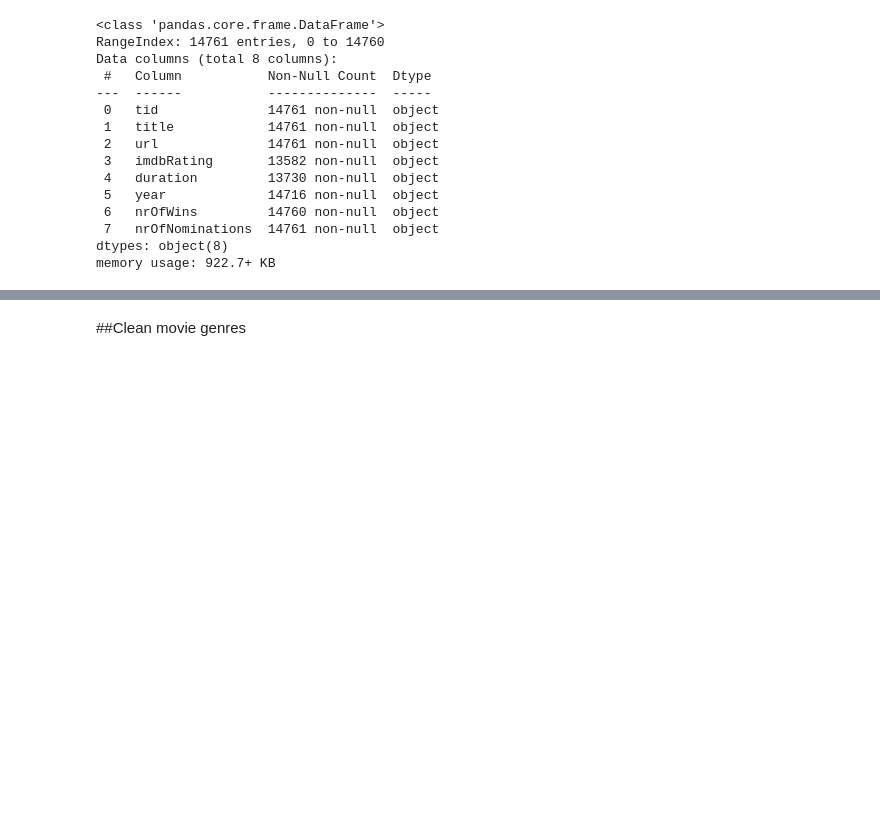
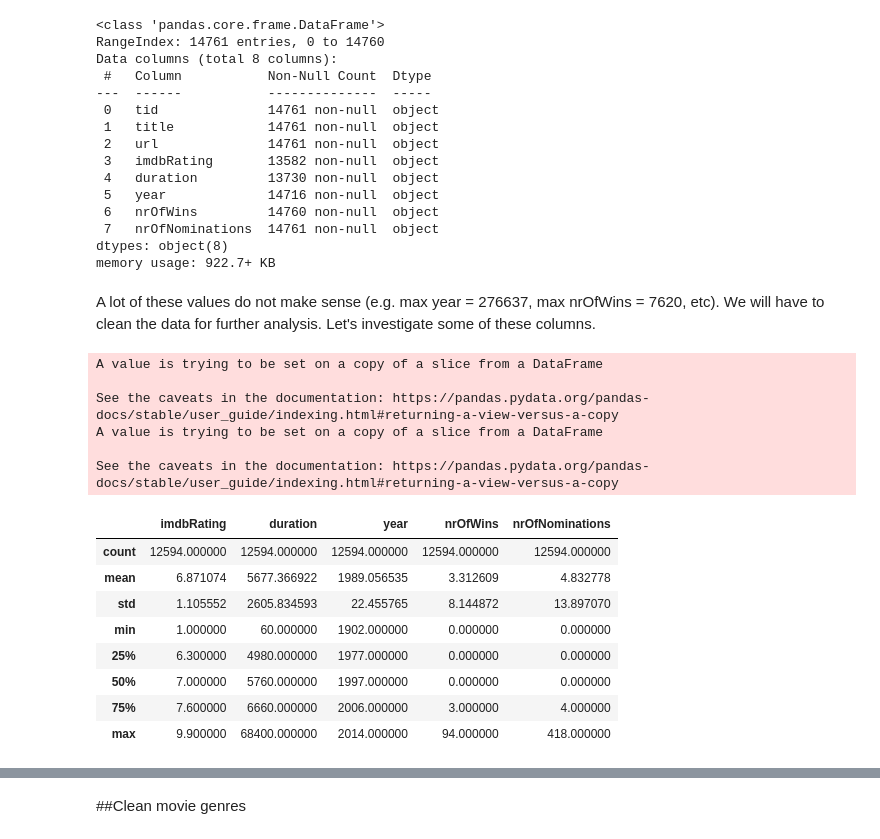
Before and after one commit to canon14/MovieRecommendationModel, a Jupyter notebook: MovieRecommendation.ipynb, the cells around one changed output, grey strips where cells are left out. Drawn from its saved outputs; the diff is of its cells as text; code cells hidden in the pictures; blank space fills up the shorter version.

```diff
--- a/MovieRecommendation.ipynb
+++ b/MovieRecommendation.ipynb
@@ -149,3 +153,63 @@ def transform_str_datatypes(df, cols):
 def transform_date_datatypes(df, cols):
   for col in cols:
     df[col] = pd.to_datetime(df[col], errors='coerce')
+# %% [markdown]
+A lot of these values do not make sense (e.g. max year = 276637, max nrOfWins = 7620, etc). We will have to clean the data for further analysis. Let's investigate some of these columns.
+# %%
+transform_numeric_datatypes(imdb_attributes_df, ['imdbRating', 'duration', 'year', 'nrOfWins', 'nrOfNominations'])
+transform_str_datatypes(imdb_attributes_df, ['title'])
+
+#drop rows where year is less than 1900 and more than 2022
+imdb_attributes_df = imdb_attributes_df[(imdb_attributes_df['year'] > 1900) & (imdb_attributes_df['year'] < 2023)]
+
+#drop rows where nrOfWins is more than 100
+imdb_attributes_df = imdb_attributes_df[imdb_attributes_df['nrOfWins'] <= 100]
+
+# drop rows if not Movie, TV Series, TV Mini-Series, or TV Episode
+imdb_attributes_df = imdb_attributes_df[~imdb_attributes_df.title.str.contains('|'.join(['Video', 'Video Game']))]
+
+#create a new column called 'category' to store title category
+imdb_attributes_df['category'] = ""
+
+#Define title category
+for index,data in enumerate(imdb_attributes_df['title']):
+    if "TV Episode" in data:
+      imdb_attributes_df['category'][index] = 'TV Episode'
+    elif "TV Series" in data:
+      imdb_attributes_df['category'][index] = 'TV Series'
+    elif "TV Mini-Series" in data:
+      imdb_attributes_df['category'][index] = 'TV Mini-Series'
+    else:
+      imdb_attributes_df['category'][index] = 'Movie'
+
+#Split title to only keep the title (excluding title category and year released)
+imdb_attributes_df['title'] = imdb_attributes_df['title'].apply(lambda x: x.split(' (')[0])
+
+#Check average duration value for each category to fill duration missing value
+imdb_attributes_df.groupby('category').mean('imdbRating')
+imdb_attributes_df['duration'] = imdb_attributes_df['duration'].fillna(imdb_attributes_df['duration'].mean())
+
+#Drop rows where imdbRating is NULL since these are mostly episodes of TV Episode/Series/Mini-Series
+imdb_attributes_df = imdb_attributes_df[imdb_attributes_df['imdbRating'].notnull()]
+
+
+imdb_attributes_df.describe()
+
+#transform datatypes
+# transform_int_datatypes(imdb_attributes_df, ['duration', 'year', 'nrOfWins', 'nrOfNominations'])
+# %% [output]
+A value is trying to be set on a copy of a slice from a DataFrame
+
+See the caveats in the documentation: https://pandas.pydata.org/pandas-docs/stable/user_guide/indexing.html#returning-a-view-versus-a-copy
+A value is trying to be set on a copy of a slice from a DataFrame
+
+See the caveats in the documentation: https://pandas.pydata.org/pandas-docs/stable/user_guide/indexing.html#returning-a-view-versus-a-copy
+|  | imdbRating | duration | year | nrOfWins | nrOfNominations |
+| count | 12594.000000 | 12594.000000 | 12594.000000 | 12594.000000 | 12594.000000 |
+| mean | 6.871074 | 5677.366922 | 1989.056535 | 3.312609 | 4.832778 |
+| std | 1.105552 | 2605.834593 | 22.455765 | 8.144872 | 13.897070 |
+| min | 1.000000 | 60.000000 | 1902.000000 | 0.000000 | 0.000000 |
+| 25% | 6.300000 | 4980.000000 | 1977.000000 | 0.000000 | 0.000000 |
+| 50% | 7.000000 | 5760.000000 | 1997.000000 | 0.000000 | 0.000000 |
+| 75% | 7.600000 | 6660.000000 | 2006.000000 | 3.000000 | 4.000000 |
+| max | 9.900000 | 68400.000000 | 2014.000000 | 94.000000 | 418.000000 |
```
Also changed, not shown: parts of 19 cells of this notebook.
